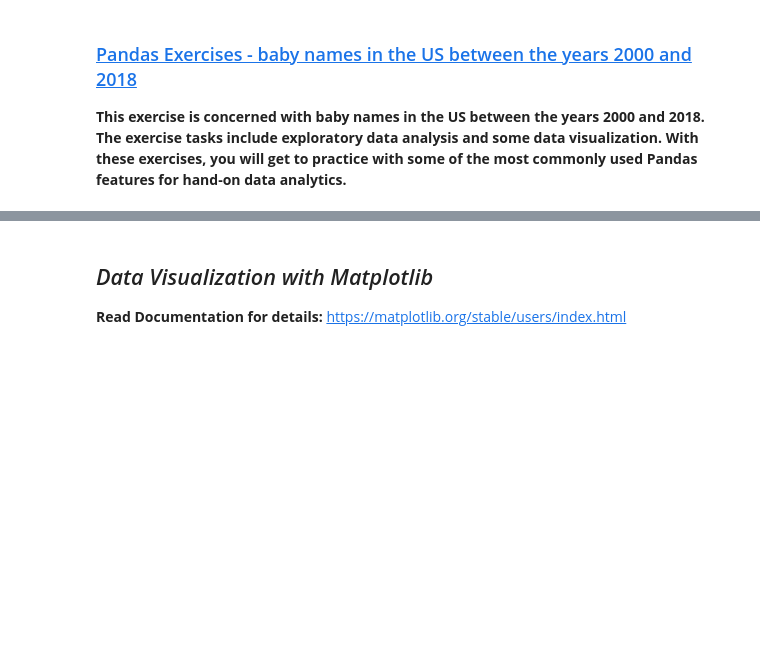
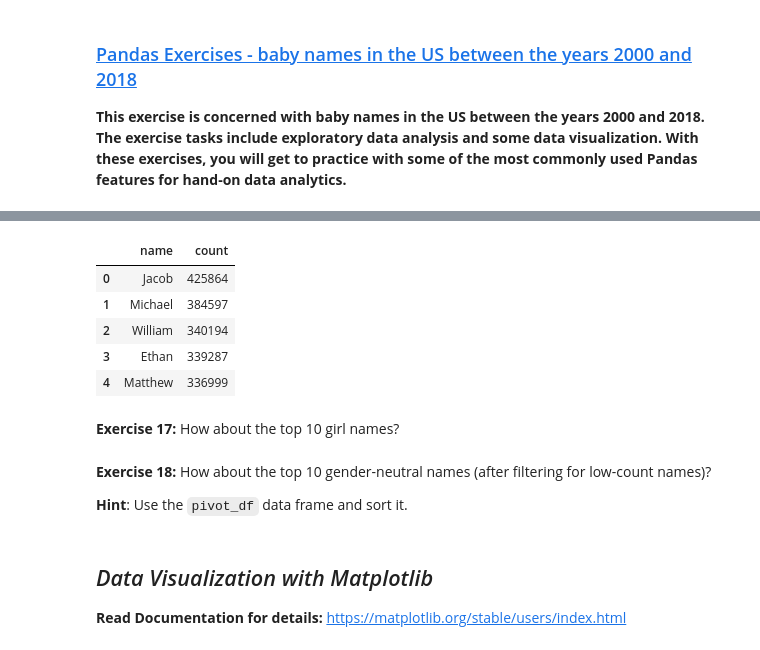
Before and after one commit to tayyabsarfraz/Introduction-to-Data-Analyst-and-Data-Science, a Jupyter notebook: Module no 02- Python for Data Scientists/03 - Data Visualization with Matplotlib and Seaborn/Lec-2.24(Data-Visualization-I).ipynb, the cells around one changed output, grey strips where cells are left out. Cells and saved outputs as stored; diff of their text form; code cells hidden in the pictures; blank space fills up the shorter version.

```diff
--- a/Module no 02- Python for Data Scientists/03 - Data Visualization with Matplotlib and Seaborn/Lec-2.24(Data-Visualization-I).ipynb
+++ b/Module no 02- Python for Data Scientists/03 - Data Visualization with Matplotlib and Seaborn/Lec-2.24(Data-Visualization-I).ipynb
@@ -46,3 +124,27 @@ df = pd.read_csv('datasets/')
+# %%
+# pivot_df_m = df[df.gender =='B']
+# pivot_df_m[['name','count']].sort_values(by='count', ascending=False).head(10)
+
+df_m = df[df.gender=='B']
+df_m = df_m[['name', 'count']]
+df_m = df_m.groupby('name')
+df_m = df_m.sum()
+df_m.sort_values(by='count', ascending=False, inplace=True)
+df_m.reset_index(inplace=True)
+df_m.head()
+# %% [output]
+|  | name | count |
+| 0 | Jacob | 425864 |
+| 1 | Michael | 384597 |
+| 2 | William | 340194 |
+| 3 | Ethan | 339287 |
+| 4 | Matthew | 336999 |
+# %% [markdown]
+**Exercise 17:** How about the top 10 girl names?
+# %% [markdown]
+**Exercise 18:** How about the top 10 gender-neutral names (after filtering for low-count names)?
+
+**Hint**: Use the `pivot_df` data frame and sort it.
 # %% [markdown]
 ## _Data Visualization with Matplotlib_
 
```
Also changed, not shown: parts of 28 cells of this notebook.
